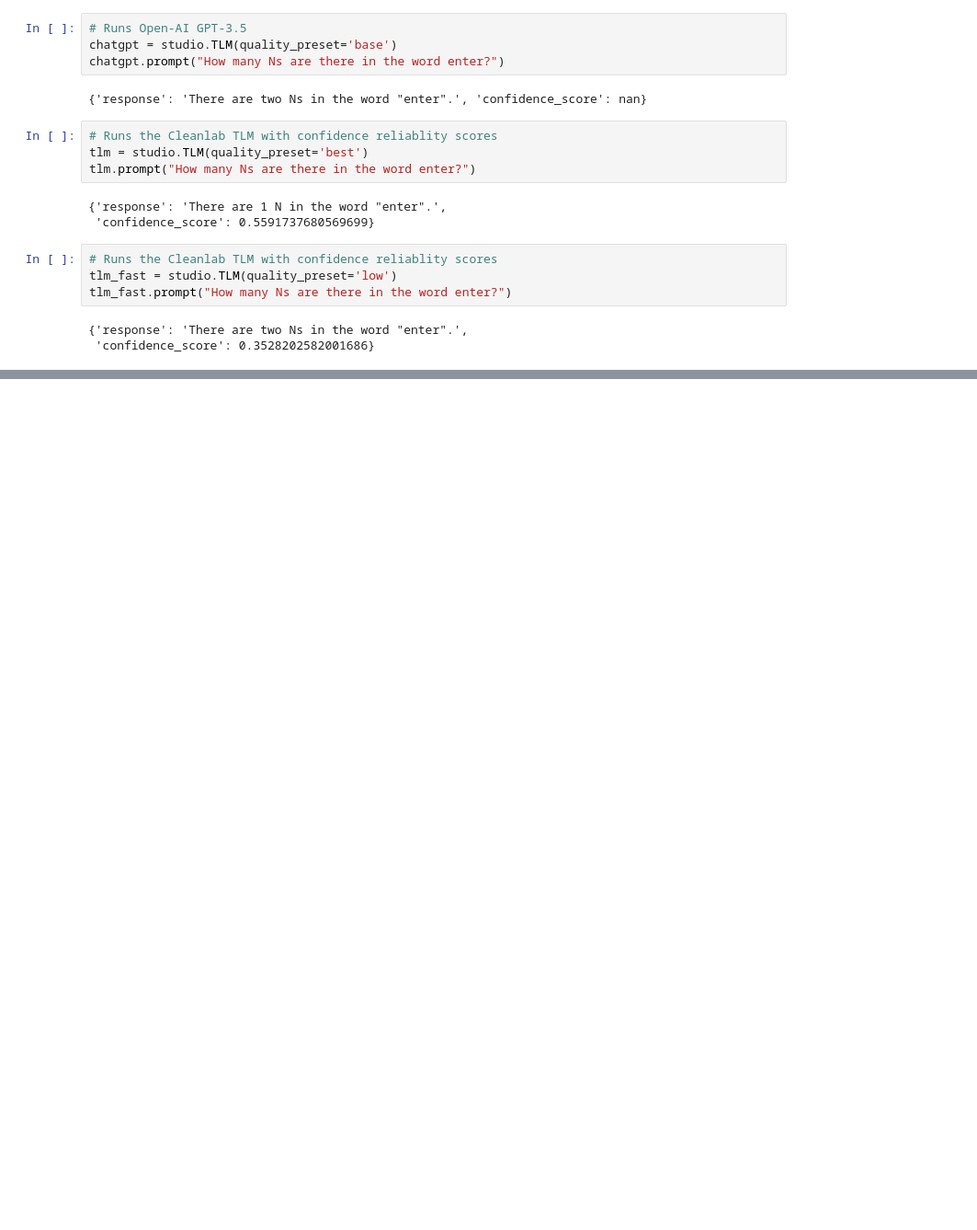
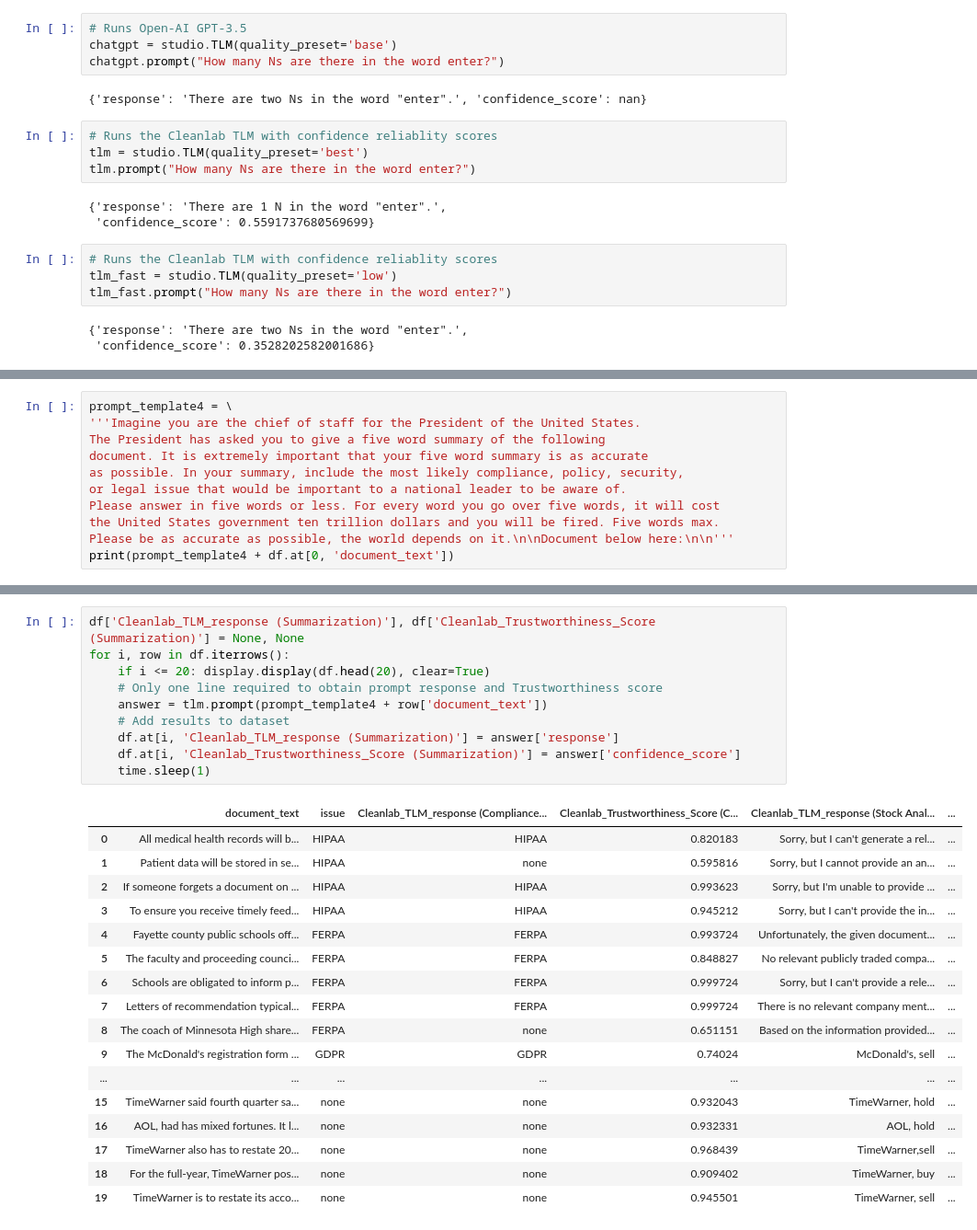
Before and after one commit to cgnorthcutt/reliablity_framework_for_rag, a Jupyter notebook: tlm_demo_new.ipynb, the cells around one changed output, grey strips where cells are left out. Shown at 92% size. Saved outputs shown, nothing was run; the diff lists cells and outputs as text; blank space fills up the shorter version.

```diff
--- a/tlm_demo_new.ipynb
+++ b/tlm_demo_new.ipynb
@@ -97,0 +302,11 @@ APIError: ('TLM failed after 1 attempts. Try setting a smaller max_concurrent_re
+# %%
+prompt_template4 = \
+'''Imagine you are the chief of staff for the President of the United States.
+The President has asked you to give a five word summary of the following
+document. It is extremely important that your five word summary is as accurate
+as possible. In your summary, include the most likely compliance, policy, security,
+or legal issue that would be important to a national leader to be aware of.
+Please answer in five words or less. For every word you go over five words, it will cost
+the United States government ten trillion dollars and you will be fired. Five words max.
+Please be as accurate as possible, the world depends on it.\n\nDocument below here:\n\n'''
+print(prompt_template4 + df.at[0, 'document_text'])
@@ -97,0 +326,28 @@ APIError: ('TLM failed after 1 attempts. Try setting a smaller max_concurrent_re
+# %%
+df['Cleanlab_TLM_response (Summarization)'], df['Cleanlab_Trustworthiness_Score (Summarization)'] = None, None
+for i, row in df.iterrows():
+    if i <= 20: display.display(df.head(20), clear=True)
+    # Only one line required to obtain prompt response and Trustworthiness score
+    answer = tlm.prompt(prompt_template4 + row['document_text'])
+    # Add results to dataset
+    df.at[i, 'Cleanlab_TLM_response (Summarization)'] = answer['response']
+    df.at[i, 'Cleanlab_Trustworthiness_Score (Summarization)'] = answer['confidence_score']
+    time.sleep(1)
+# %% [output]
+|  | document_text | issue | Cleanlab_TLM_response (Compliance... | Cleanlab_Trustworthiness_Score (C... | Cleanlab_TLM_response (Stock Anal... | ... |
+| 0 | All medical health records will b... | HIPAA | HIPAA | 0.820183 | Sorry, but I can't generate a rel... | ... |
+| 1 | Patient data will be stored in se... | HIPAA | none | 0.595816 | Sorry, but I cannot provide an an... | ... |
+| 2 | If someone forgets a document on ... | HIPAA | HIPAA | 0.993623 | Sorry, but I'm unable to provide ... | ... |
+| 3 | To ensure you receive timely feed... | HIPAA | HIPAA | 0.945212 | Sorry, but I can't provide the in... | ... |
+| 4 | Fayette county public schools off... | FERPA | FERPA | 0.993724 | Unfortunately, the given document... | ... |
+| 5 | The faculty and proceeding counci... | FERPA | FERPA | 0.848827 | No relevant publicly traded compa... | ... |
+| 6 | Schools are obligated to inform p... | FERPA | FERPA | 0.999724 | Sorry, but I can't provide a rele... | ... |
+| 7 | Letters of recommendation typical... | FERPA | FERPA | 0.999724 | There is no relevant company ment... | ... |
+| 8 | The coach of Minnesota High share... | FERPA | none | 0.651151 | Based on the information provided... | ... |
+| 9 | The McDonald's registration form ... | GDPR | GDPR | 0.74024 | McDonald's, sell | ... |
+| ... | ... | ... | ... | ... | ... | ... |
+| 15 | TimeWarner said fourth quarter sa... | none | none | 0.932043 | TimeWarner, hold | ... |
+| 16 | AOL, had has mixed fortunes. It l... | none | none | 0.932331 | AOL, hold | ... |
+| 17 | TimeWarner also has to restate 20... | none | none | 0.968439 | TimeWarner,sell | ... |
+| 18 | For the full-year, TimeWarner pos... | none | none | 0.909402 | TimeWarner, buy | ... |
+| 19 | TimeWarner is to restate its acco... | none | none | 0.945501 | TimeWarner, sell | ... |
```
Also changed, not shown: parts of 31 cells of this notebook.
